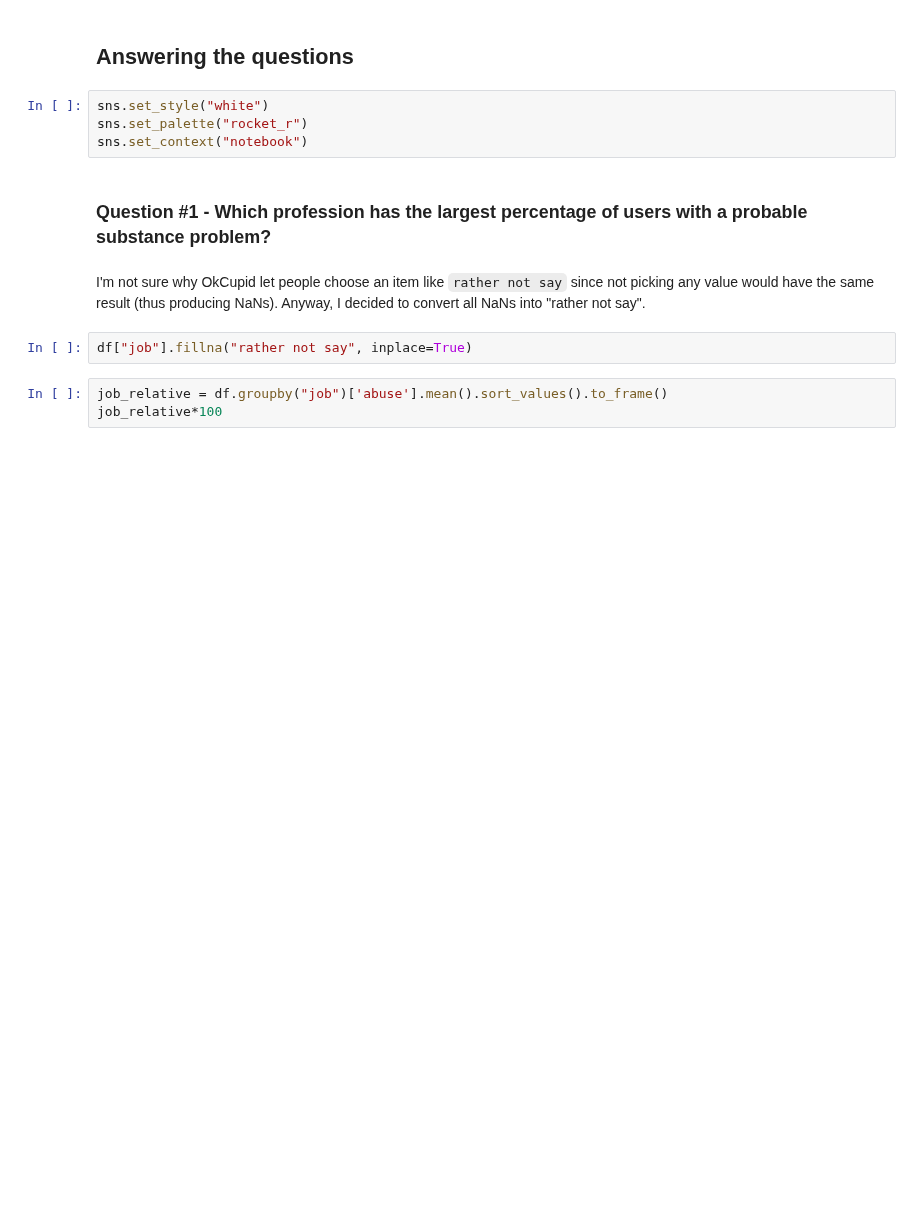
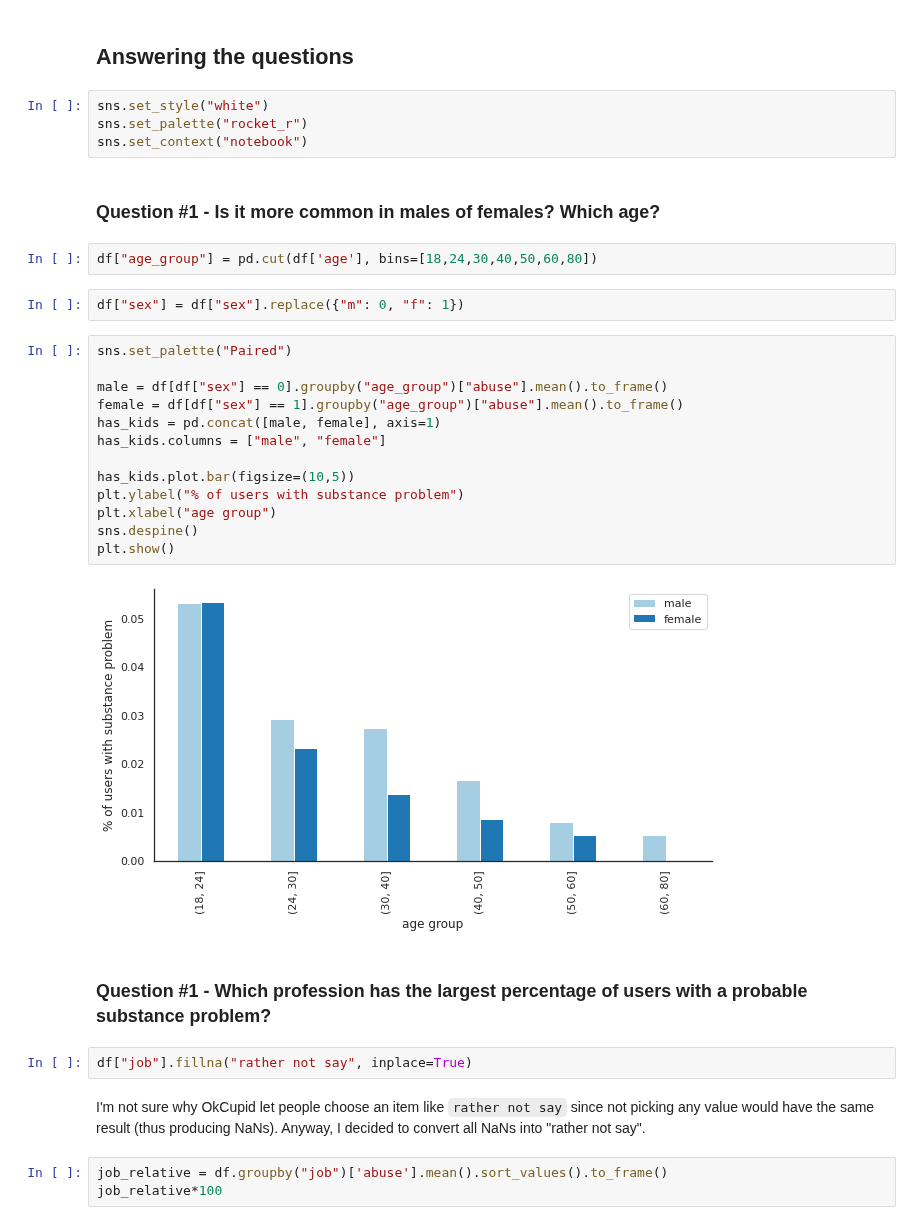
Before and after one commit to brunoarine/substance-problem-study, a Jupyter notebook: notebooks/project.ipynb, the cells around one changed output. Cells and saved outputs as stored; diff of their text form; blank space fills up the shorter version.

```diff
--- a/notebooks/project.ipynb
+++ b/notebooks/project.ipynb
@@ -51,12 +51,33 @@ df['abuse'] = df['alcohol_problem'] | df['drugs_problem']
 sns.set_style("white")
 sns.set_palette("rocket_r")
 sns.set_context("notebook")
+# %% [markdown]
+### Question #1 - Is it more common in males of females? Which age?
+# %%
+df["age_group"] = pd.cut(df['age'], bins=[18,24,30,40,50,60,80])
+# %%
+df["sex"] = df["sex"].replace({"m": 0, "f": 1})
+# %%
+sns.set_palette("Paired")
+
+male = df[df["sex"] == 0].groupby("age_group")["abuse"].mean().to_frame()
+female = df[df["sex"] == 1].groupby("age_group")["abuse"].mean().to_frame()
+has_kids = pd.concat([male, female], axis=1)
+has_kids.columns = ["male", "female"]
+
+has_kids.plot.bar(figsize=(10,5))
+plt.ylabel("% of users with substance problem")
+plt.xlabel("age group")
+sns.despine()
+plt.show()
+# %% [output]
+[figure, added]
 # %% [markdown]
 ### Question #1 - Which profession has the largest percentage of users with a probable substance problem?
+# %%
+df["job"].fillna("rather not say", inplace=True)
 # %% [markdown]
 I'm not sure why OkCupid let people choose an item like `rather not say` since not picking any value would have the same result (thus producing NaNs). Anyway, I decided to convert all NaNs into "rather not say".
-# %%
-df["job"].fillna("rather not say", inplace=True)
 # %%
 job_relative = df.groupby("job")['abuse'].mean().sort_values().to_frame()
 job_relative*100
```
Also changed, not shown: parts of 10 cells of this notebook.
